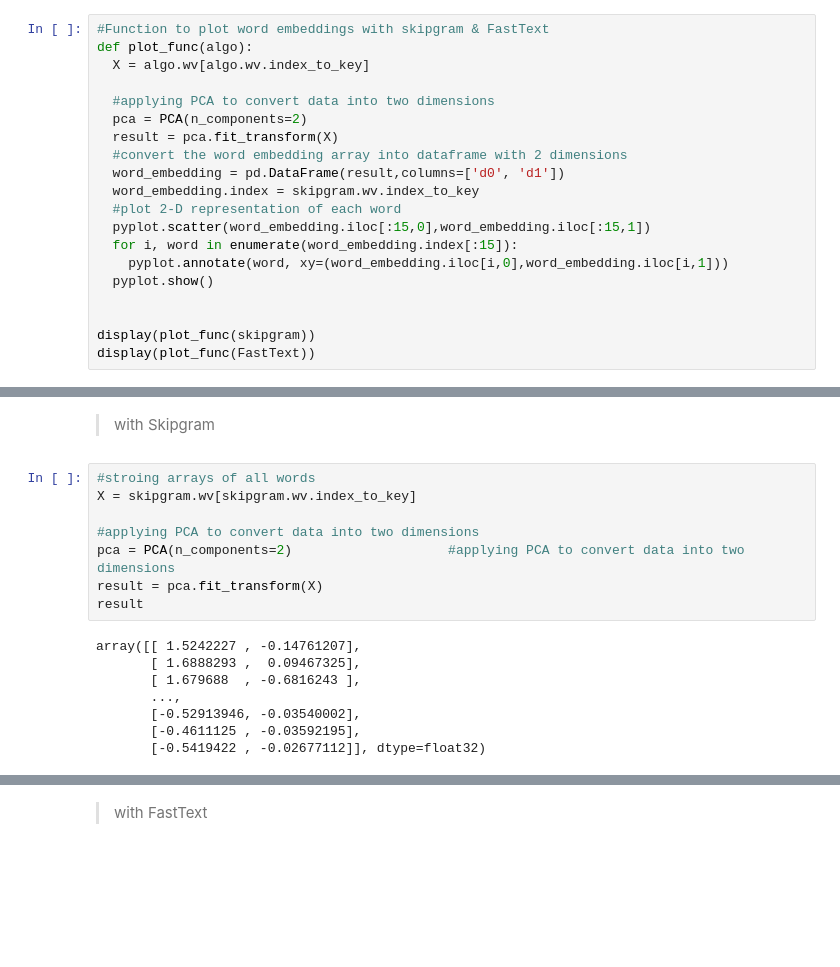
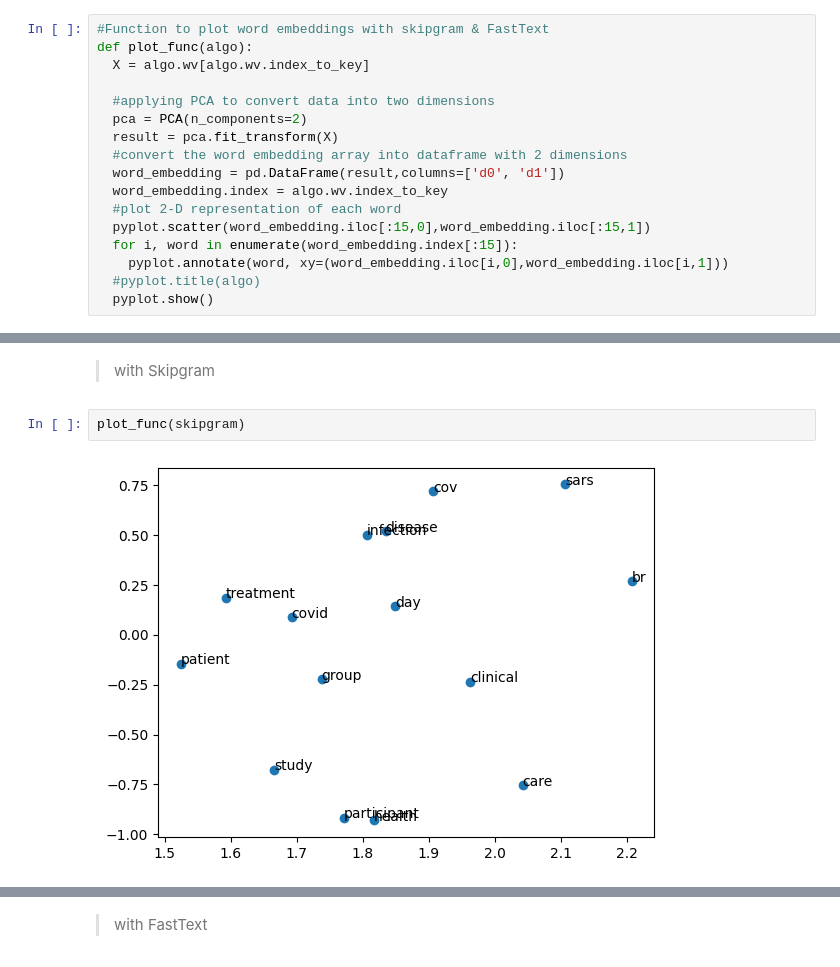
Before and after one commit to UpadhyayShweta/Projects, a Jupyter notebook: Search_Engine.ipynb, the cells around one changed output, grey strips where cells are left out. Drawn from its saved outputs; the diff is of its cells as text; blank space fills up the shorter version.

```diff
--- a/Search_Engine.ipynb
+++ b/Search_Engine.ipynb
@@ -345,13 +348,10 @@ def plot_func(algo):
   result = pca.fit_transform(X)
   #convert the word embedding array into dataframe with 2 dimensions
   word_embedding = pd.DataFrame(result,columns=['d0', 'd1'])
-  word_embedding.index = skipgram.wv.index_to_key
+  word_embedding.index = algo.wv.index_to_key
   #plot 2-D representation of each word
   pyplot.scatter(word_embedding.iloc[:15,0],word_embedding.iloc[:15,1])
   for i, word in enumerate(word_embedding.index[:15]):
     pyplot.annotate(word, xy=(word_embedding.iloc[i,0],word_embedding.iloc[i,1]))
+  #pyplot.title(algo)
   pyplot.show()
-
-
-display(plot_func(skipgram))
-display(plot_func(FastText))
@@ -363,18 +358,6 @@ None
 # %% [markdown]
 >with Skipgram
 # %%
-#stroing arrays of all words
-X = skipgram.wv[skipgram.wv.index_to_key]
-
-#applying PCA to convert data into two dimensions
-pca = PCA(n_components=2)                    #applying PCA to convert data into two dimensions
-result = pca.fit_transform(X)
-result
+plot_func(skipgram)
 # %% [output]
-array([[ 1.5242227 , -0.14761207],
-       [ 1.6888293 ,  0.09467325],
-       [ 1.679688  , -0.6816243 ],
-       ...,
-       [-0.52913946, -0.03540002],
-       [-0.4611125 , -0.03592195],
-       [-0.5419422 , -0.02677112]], dtype=float32)
+[figure, added]
```
Also changed, not shown: parts of 40 cells of this notebook.
